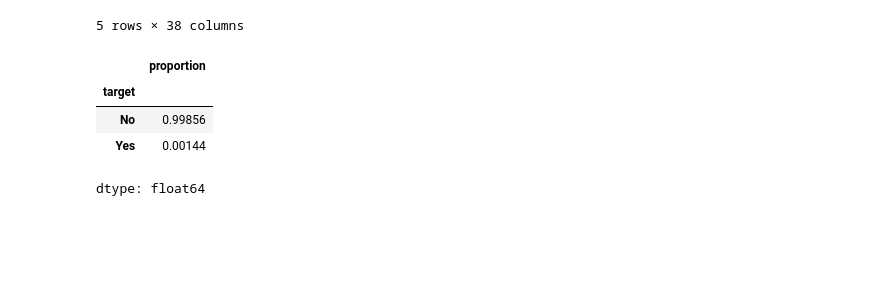
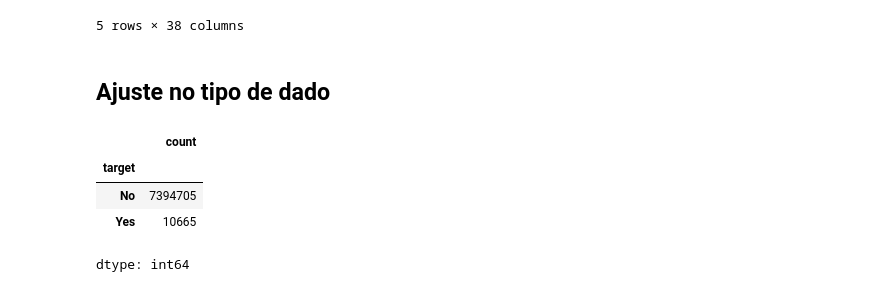
Before and after one commit to Angelicogfa/tcc_mba_datascience_analytics_usp_esalq, a Jupyter notebook: 02-analise_exploratoria.ipynb, the cells around one changed output. Saved outputs shown, nothing was run; the diff lists cells and outputs as text; code cells hidden in the pictures; blank space fills up the shorter version.

```diff
--- a/02-analise_exploratoria.ipynb
+++ b/02-analise_exploratoria.ipynb
@@ -24,11 +31,13 @@ df.head()
 | 3 | 7475332 | 2010-01-01 00:06:00 | 848 | 3915 | 46.41 | Swipe Transaction | 13051 | Harwood | MD | ... |
 | 4 | 7475333 | 2010-01-01 00:07:00 | 1807 | 165 | 4.81 | Swipe Transaction | 20519 | Bronx | NY | ... |
 5 rows × 38 columns
+# %% [markdown]
+## Ajuste no tipo de dado
 # %%
-df['target'].value_counts(normalize=True)
+df['target'].value_counts()
 # %% [output]
-|  | proportion |
+|  | count |
 | target |  |
-| No | 0.99856 |
-| Yes | 0.00144 |
+| No | 7394705 |
+| Yes | 10665 |
-dtype: float64
+dtype: int64
```
Also changed, not shown: parts of 12 cells of this notebook.
